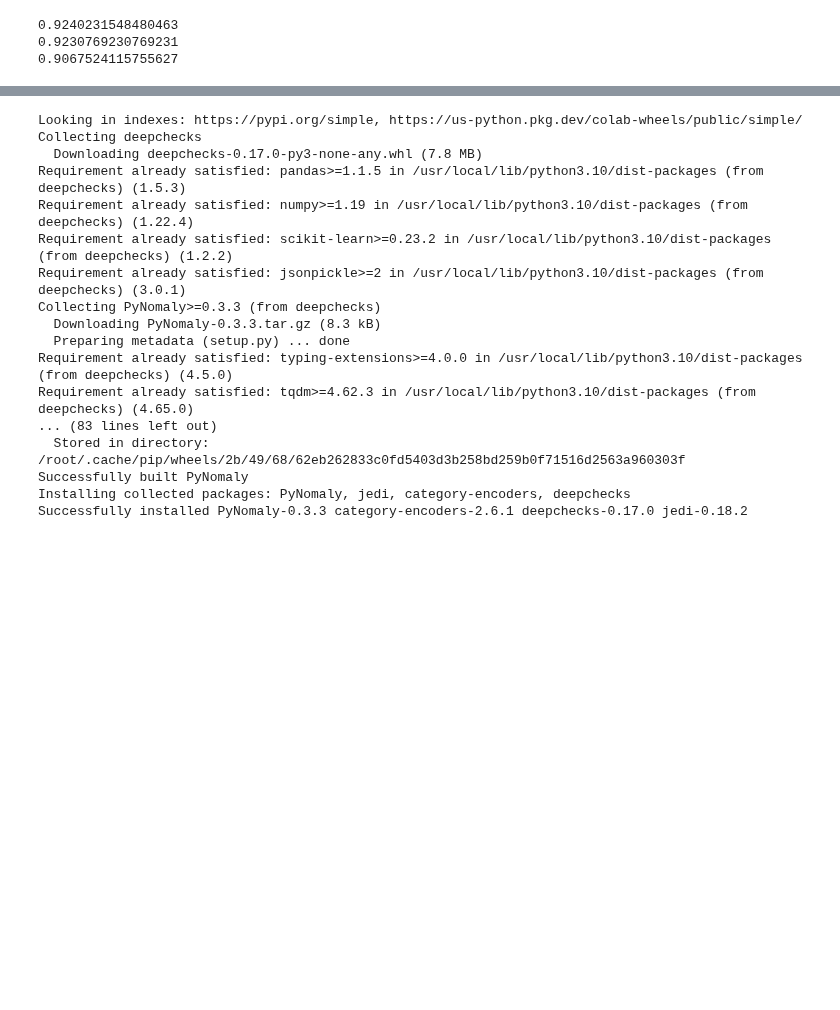
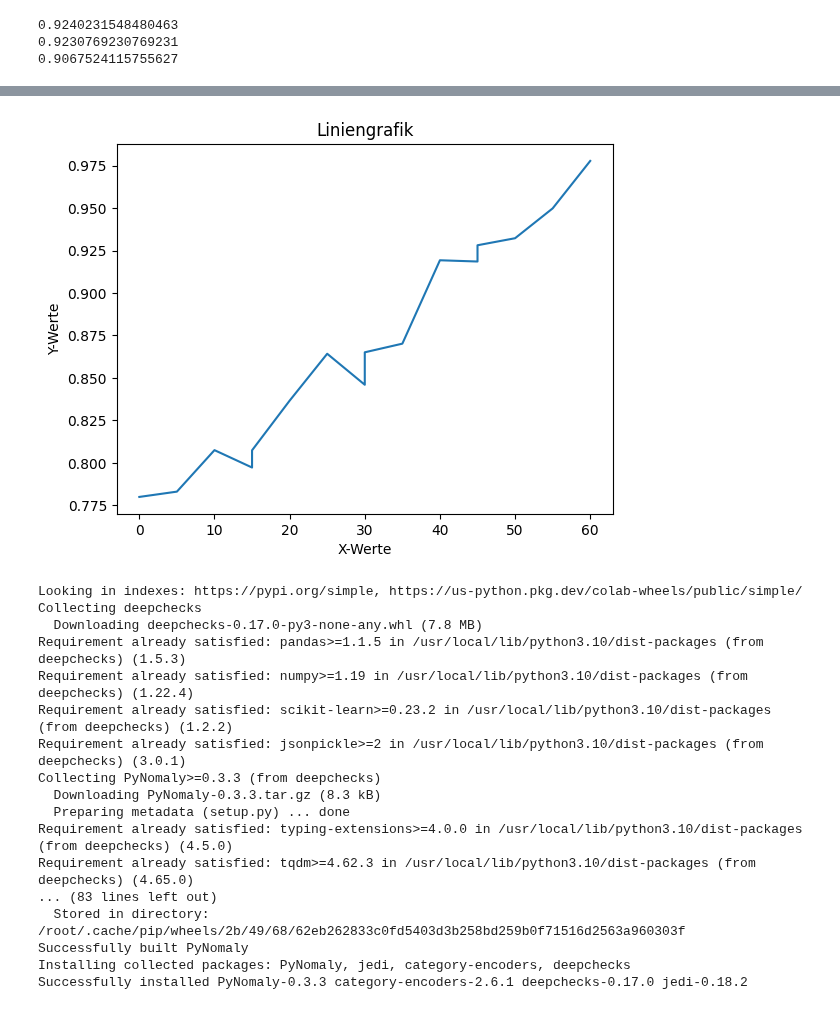
Before and after one commit to michel-wue/Seminar, a Jupyter notebook: Untitled3.ipynb, the cells around one changed output, grey strips where cells are left out. Drawn from its saved outputs; the diff is of its cells as text; code cells hidden in the pictures; blank space fills up the shorter version.

```diff
--- a/Untitled3.ipynb
+++ b/Untitled3.ipynb
@@ -401,9 +401,7 @@ def plot_data(time, quarter):
   preds_time = preds[((X_valid['clock'] <= time) & (X_valid['quarter'] == quarter) & (X_valid['clock'] >= time-1))]
   y_time = y_valid[((X_valid['clock'] <= time) & (X_valid['quarter'] == quarter) & (X_valid['clock'] >= time-1))]
   accuracy = accuracy_score(y_time, preds_time)
-  precision = precision_score(y_time, preds_time)
-  recall = recall_score(y_time, preds_time)
-  f1 = f1_score(y_time, preds_time)
+  return accuracy
 # %%
 preds_time = preds[((X_valid['clock'] <= 1) & (X_valid['quarter'] == 3) & (X_valid['clock'] >= 0))]
 y_time = y_valid[((X_valid['clock'] <= 1) & (X_valid['quarter'] == 3) & (X_valid['clock'] >= 0))]
@@ -460,0 +424,19 @@ print(type(X_train_processed))
+# %%
+time_values = list(np.arange(15, -5, -5))
+quarter_values = list(np.arange(1, 5, 1))
+auc_values=[]
+time_plot=[]
+for quarter in quarter_values:
+  for time in time_values:
+    auc_values.append(plot_data(time,quarter))
+    if quarter == 1:
+      time_plot.append(time+45)
+    elif quarter ==2:
+      time_plot.append(time+30)
+    elif quarter == 3:
+      time_plot.append(time+15)
+    elif quarter == 4:
+      time_plot.append(time)
+# %%
+time_plot = time_plot[::-1]
+auc_values = auc_values[::-1]
@@ -464,3 +454,23 @@ AttributeError: ignored
+# %%
+
+import matplotlib.pyplot as plt
+
+# Beispielwerte
+x = time_plot
+y = auc_values[::-1]
+
+# Erstellen der Liniengrafik
+plt.plot(x, y)
+
+# Achsentitel und Diagrammtitel hinzufügen
+plt.xlabel('X-Werte')
+plt.ylabel('Y-Werte')
+plt.title('Liniengrafik')
+
+# Anzeigen der Grafik
+plt.show()
+# %% [output]
+[figure, added]
 # %%
 !pip install deepchecks
 # %% [output]
```
Also changed, not shown: parts of 23 cells of this notebook.
